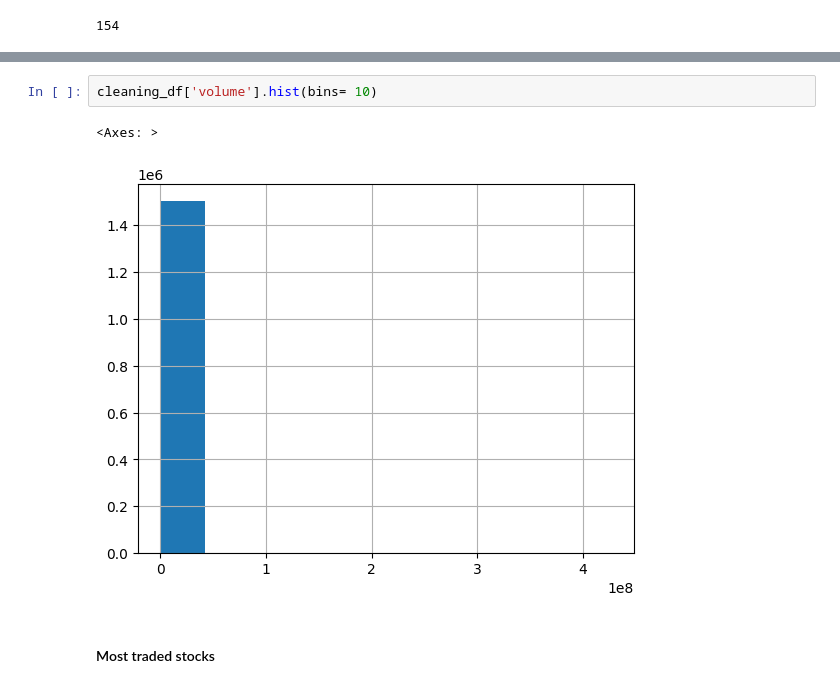
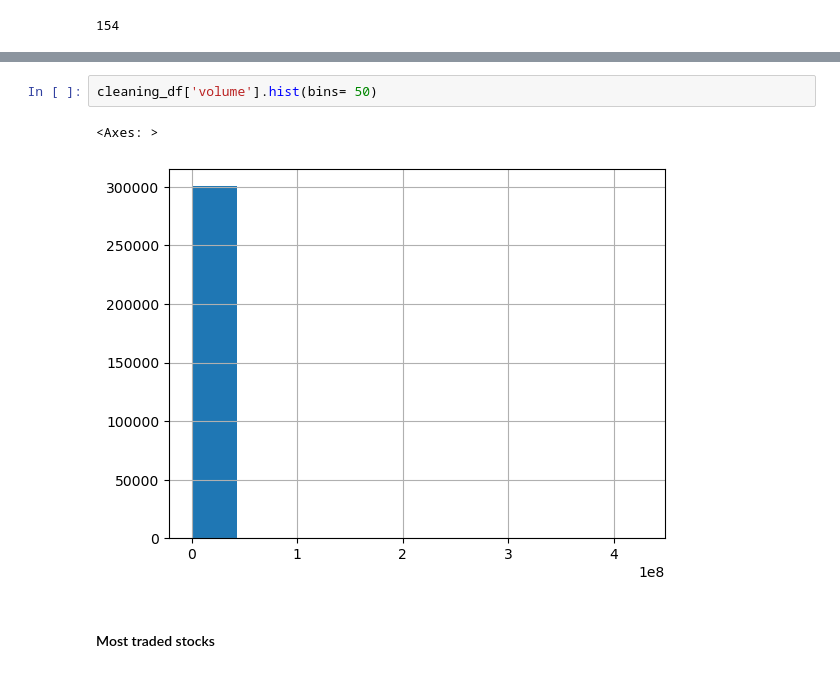
Before and after one commit to Assesa44/Stock-Market-Prediction, a Jupyter notebook: notebooks/business_understanding.ipynb, the cells around one changed output, grey strips where cells are left out. Drawn from its saved outputs; the diff is of its cells as text.

Commit message:
chore: add more visualizations to EDA section

```diff
--- a/notebooks/business_understanding.ipynb
+++ b/notebooks/business_understanding.ipynb
@@ -929,8 +991,8 @@ plt.title("Total NSE Trading Volume Over Time");
 # %%
-cleaning_df['volume'].hist(bins= 10)
+cleaning_df['volume'].hist(bins= 50)
 # %% [output]
 <Axes: >
-[figure, old version]
+[figure, new version]
 # %% [markdown]
 #### Most traded stocks
 # %%
```
Also changed, not shown: parts of 30 cells of this notebook.
